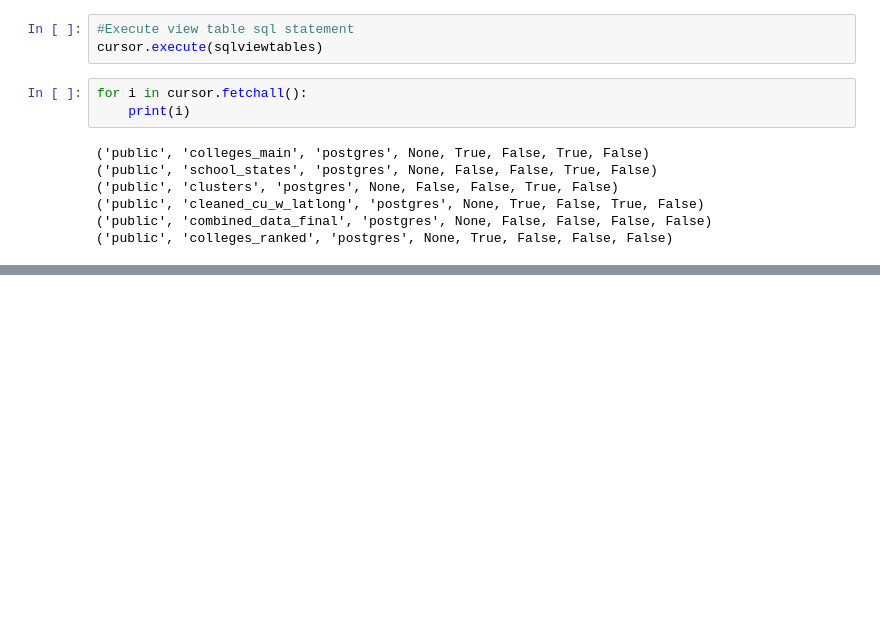
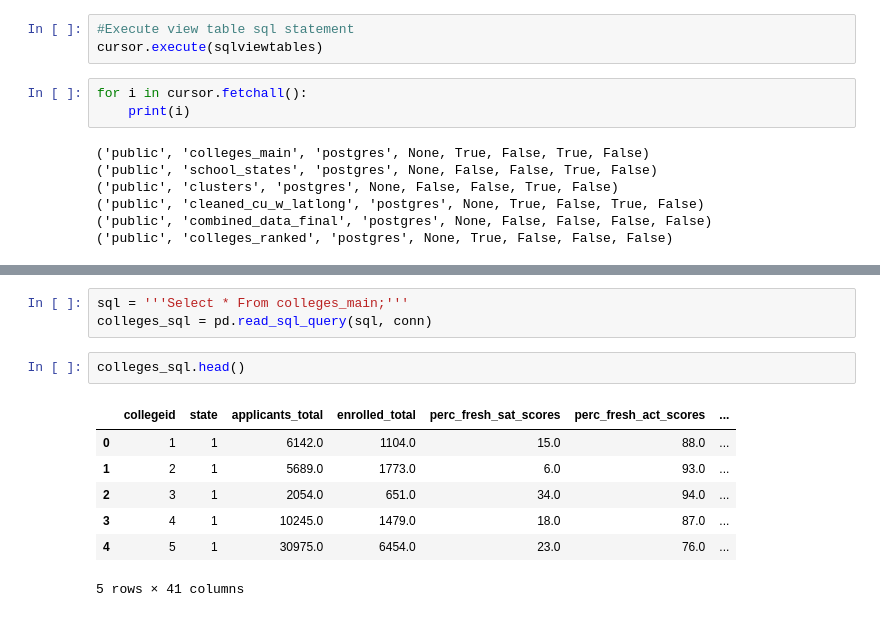
Before and after one commit to sarcars/FinalProject, a Jupyter notebook: db_connection.py.ipynb, the cells around one changed output, grey strips where cells are left out. Saved outputs shown, nothing was run; the diff lists cells and outputs as text; blank space fills up the shorter version.

```diff
--- a/db_connection.py.ipynb
+++ b/db_connection.py.ipynb
@@ -35,0 +63,13 @@ for i in cursor.fetchall():
+# %%
+sql = '''Select * From colleges_main;'''
+colleges_sql = pd.read_sql_query(sql, conn)
+# %%
+colleges_sql.head()
+# %% [output]
+|  | collegeid | state | applicants_total | enrolled_total | perc_fresh_sat_scores | perc_fresh_act_scores | ... |
+| 0 | 1 | 1 | 6142.0 | 1104.0 | 15.0 | 88.0 | ... |
+| 1 | 2 | 1 | 5689.0 | 1773.0 | 6.0 | 93.0 | ... |
+| 2 | 3 | 1 | 2054.0 | 651.0 | 34.0 | 94.0 | ... |
+| 3 | 4 | 1 | 10245.0 | 1479.0 | 18.0 | 87.0 | ... |
+| 4 | 5 | 1 | 30975.0 | 6454.0 | 23.0 | 76.0 | ... |
+5 rows × 41 columns
```
Also changed, not shown: parts of 4 cells of this notebook, 1 other file.
